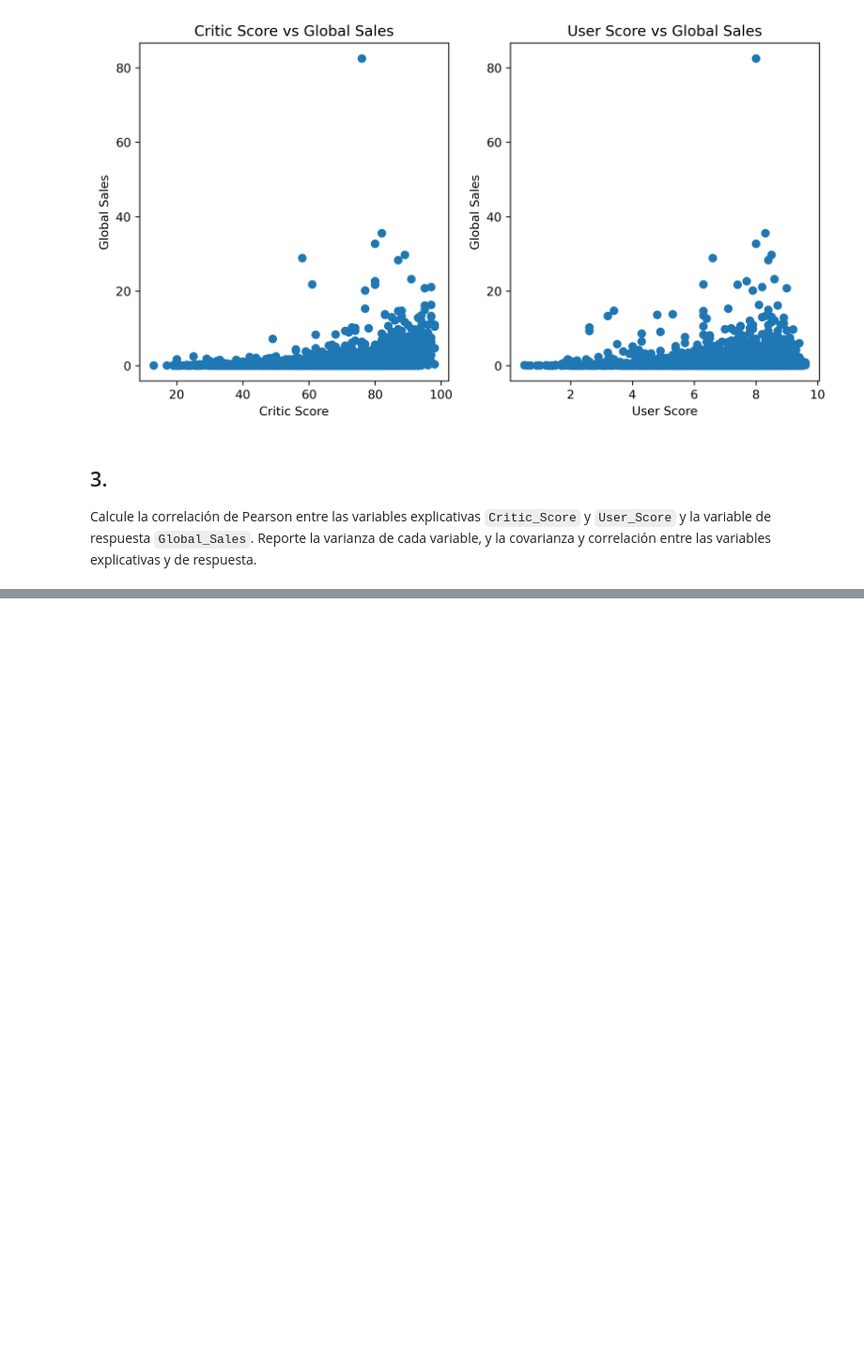
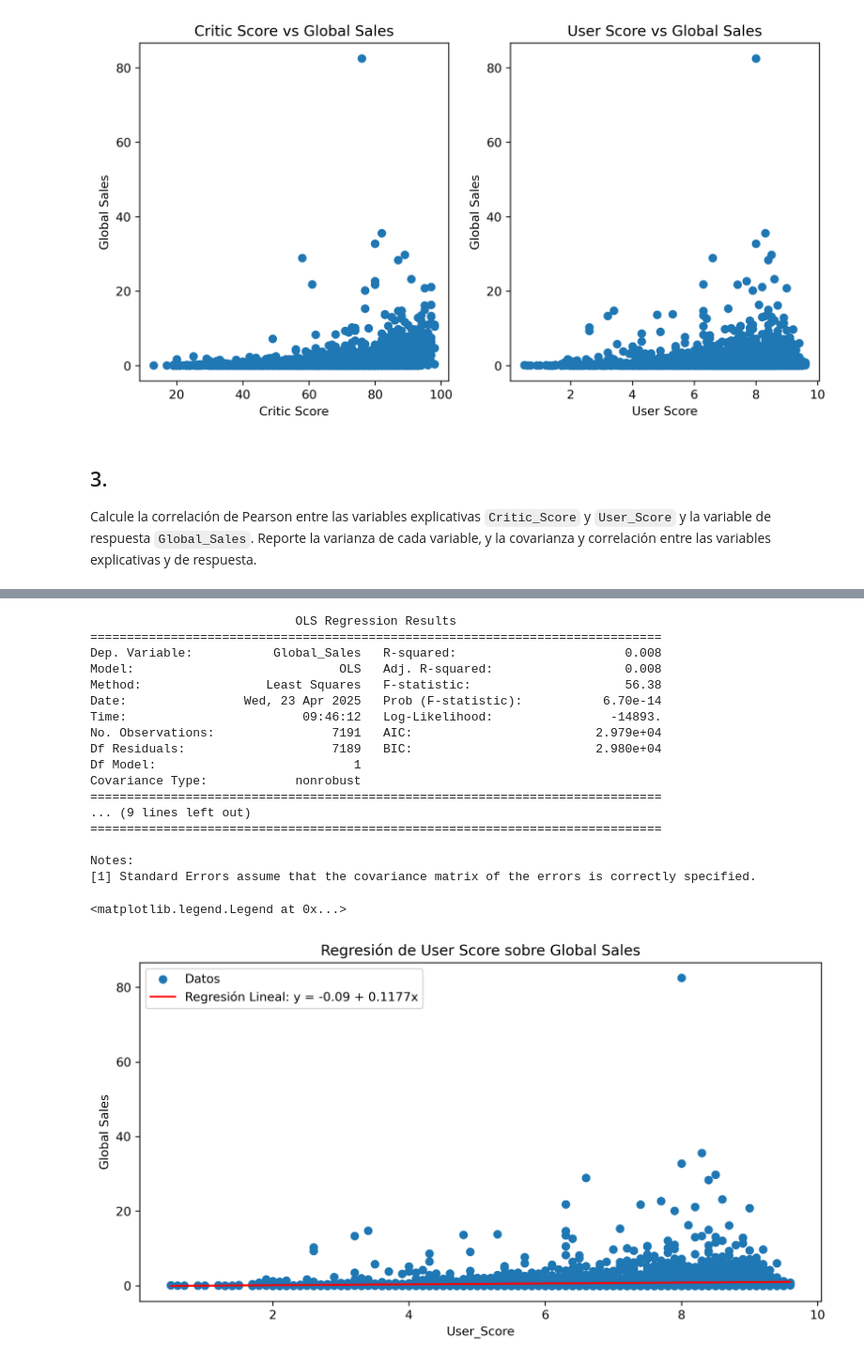
Before and after one commit to SysBioengLab/IIQ3402-Statistical-Design, a Jupyter notebook: Ayudantias/Ayudantia6_IntroModelosDeRegresion.ipynb, the cells around one changed output, grey strips where cells are left out. Shown at 94% size. Drawn from its saved outputs; the diff is of its cells as text; code cells hidden in the pictures; blank space fills up the shorter version.

```diff
--- a/Ayudantias/Ayudantia6_IntroModelosDeRegresion.ipynb
+++ b/Ayudantias/Ayudantia6_IntroModelosDeRegresion.ipynb
@@ -142,0 +440,43 @@ covar
+# %%
+# Definir la variable dependiente y la independiente
+y = variables['Global_Sales']
+x = variables[['User_Score']]
+# Agregar una constante a la variable independiente
+x = sm.add_constant(x)
+# Crear el modelo de regresión
+model = sm.OLS(y, x).fit()
+
+print(model.summary())
+
+beta_0, beta_1 = model.params
+
+# Predicción
+y_hat = beta_0 + beta_1 * variables['User_Score']
+
+fig, ax = plt.subplots(figsize=(10, 5), dpi=300)
+ax.scatter(variables['User_Score'], variables['Global_Sales'], label='Datos')
+ax.plot(variables['User_Score'], y_hat, color='red', label=f'Regresión Lineal: y = {beta_0:.2f} + {beta_1:.4f}x')
+ax.set_xlabel('User_Score')
+ax.set_ylabel('Global Sales')
+ax.set_title('Regresión de User Score sobre Global Sales')
+ax.legend()
+# %% [output]
+                            OLS Regression Results
+==============================================================================
+Dep. Variable:           Global_Sales   R-squared:                       0.008
+Model:                            OLS   Adj. R-squared:                  0.008
+Method:                 Least Squares   F-statistic:                     56.38
+Date:                Wed, 23 Apr 2025   Prob (F-statistic):           6.70e-14
+Time:                        09:46:12   Log-Likelihood:                -14893.
+No. Observations:                7191   AIC:                         2.979e+04
+Df Residuals:                    7189   BIC:                         2.980e+04
+Df Model:                           1
+Covariance Type:            nonrobust
+==============================================================================
+... (9 lines left out)
+==============================================================================
+
+Notes:
+[1] Standard Errors assume that the covariance matrix of the errors is correctly specified.
+<matplotlib.legend.Legend at 0x...>
+[figure, added]
```
Also changed, not shown: parts of 37 cells of this notebook, 1 other file.
